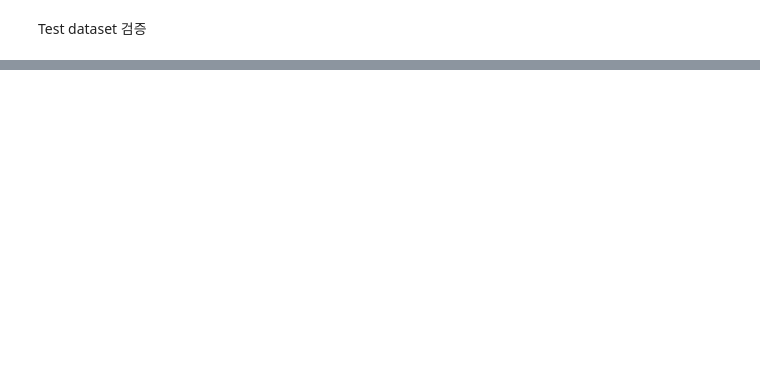
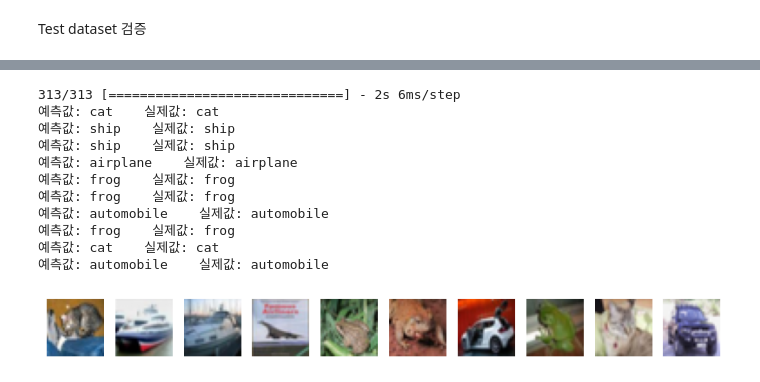
Before and after one commit to jin136/Coursera, a Jupyter notebook: Cifar_10_project/cifar_10_project .ipynb, the cells around one changed output, grey strips where cells are left out. Cells and saved outputs as stored; diff of their text form; code cells hidden in the pictures; blank space fills up the shorter version.

```diff
--- a/Cifar_10_project/cifar_10_project .ipynb
+++ b/Cifar_10_project/cifar_10_project .ipynb
@@ -22,9 +22,9 @@ Data uploading
 Data Prerposessing
 # %%
 # Normalization
-x_train=x_train/.255
+x_train=x_train/255.
 
-x_test=x_test/.255
+x_test=x_test/255.
 
 #One-hot encoding
 y_train = tf.keras.utils.to_categorical(np.array(y_train))
@@ -154,0 +173,25 @@ NameError: name 'model' is not defined
+# %%
+y_label=['airplane','automobile', 'bird' , 'cat' , 'deer',  'dog', 'frog' , 'horse','ship' ,'truck']
+
+prediction=model.predict(x_test[...,:10])
+ans=y_test
+plt.figure(figsize=(10,10))
+
+for i in range(10):
+    print("예측값: {0}    실제값: {1}".format(y_label[np.argmax(prediction[i])],y_label[np.argmax(y_test[i])]))
+    plt.subplot(1,10,i+1),plt.imshow(x_test[i]),plt.axis('off')
+
+plt.show()
+# %% [output]
+313/313 [==============================] - 2s 6ms/step
+예측값: cat    실제값: cat
+예측값: ship    실제값: ship
+예측값: ship    실제값: ship
+예측값: airplane    실제값: airplane
+예측값: frog    실제값: frog
+예측값: frog    실제값: frog
+예측값: automobile    실제값: automobile
+예측값: frog    실제값: frog
+예측값: cat    실제값: cat
+예측값: automobile    실제값: automobile
+[figure, added]
```
Also changed, not shown: parts of 11 cells of this notebook, 4 other files.
